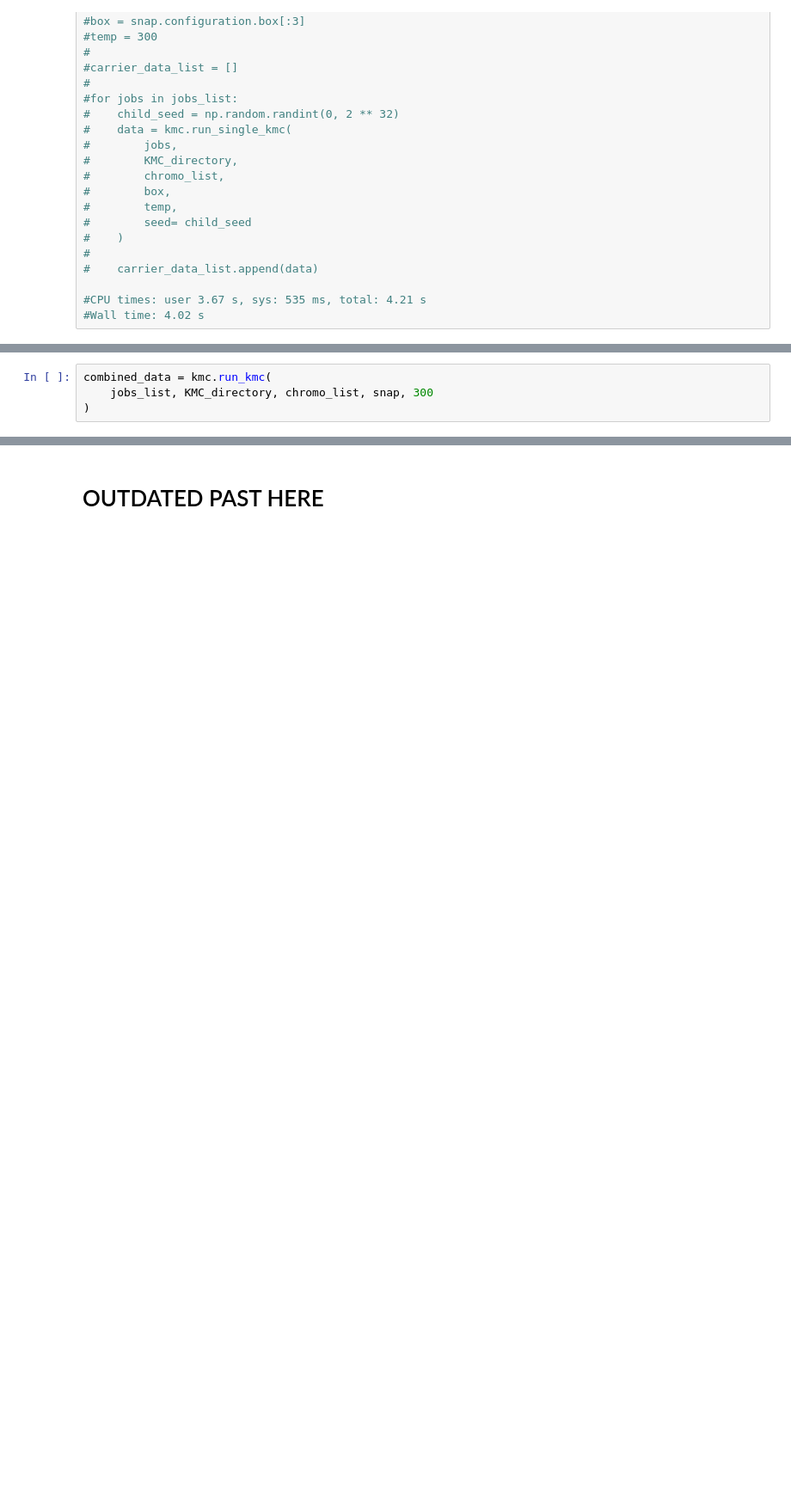
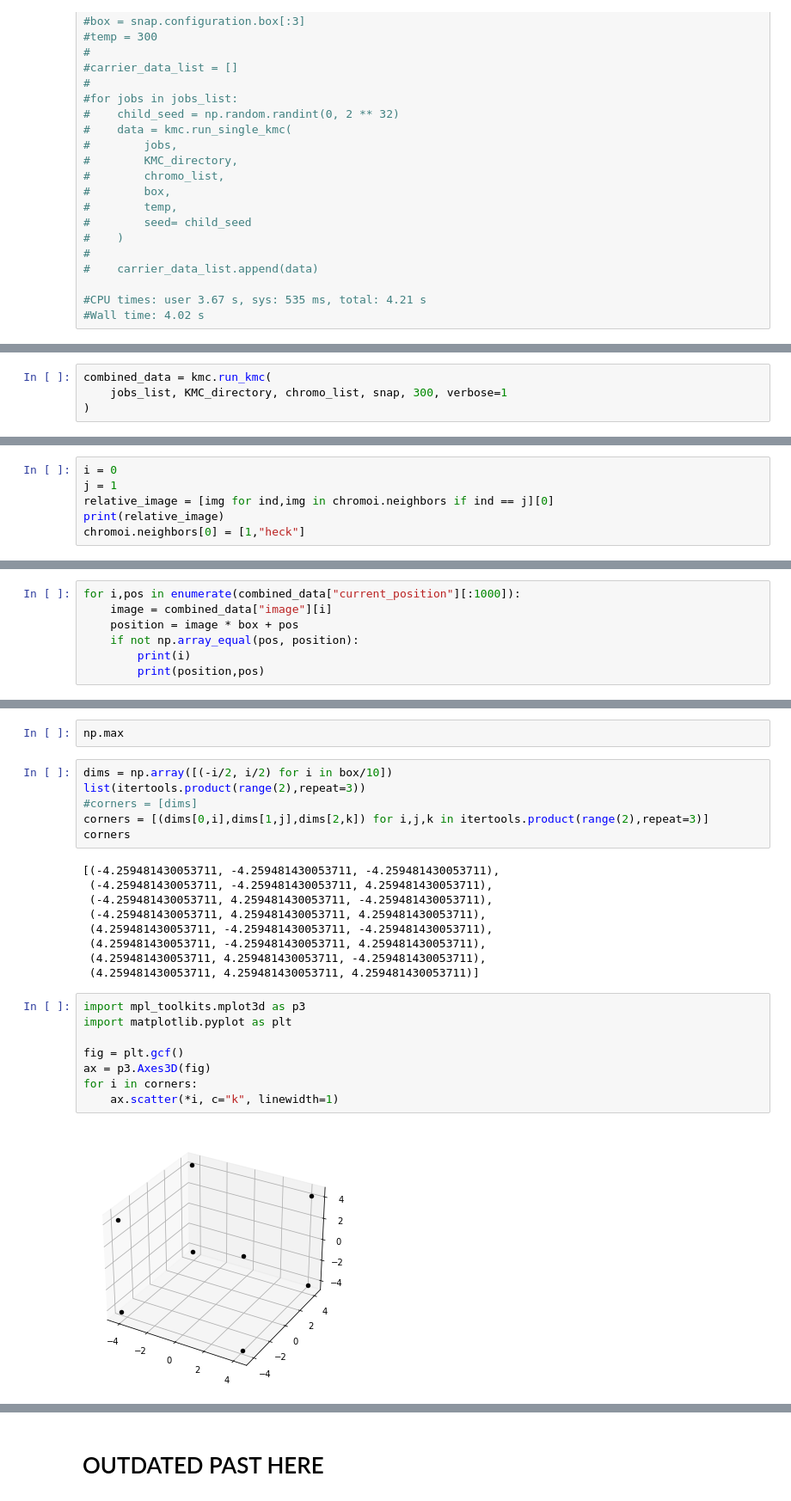
Before and after one commit to rynoliphant/morphct_spring_2024_research, a Jupyter notebook: morphct.ipynb, the cells around one changed output, grey strips where cells are left out. Shown at 86% size. Saved outputs shown, nothing was run; the diff lists cells and outputs as text; blank space fills up the shorter version.

```diff
--- a/morphct.ipynb
+++ b/morphct.ipynb
@@ -364,4 +355,4 @@ Multiprocessing gives a reasonable speedup! (see below)
 # %%
 combined_data = kmc.run_kmc(
-    jobs_list, KMC_directory, chromo_list, snap, 300
+    jobs_list, KMC_directory, chromo_list, snap, 300, verbose=1
 )
@@ -367,0 +368,6 @@ combined_data = kmc.run_kmc(
+# %%
+i = 0
+j = 1
+relative_image = [img for ind,img in chromoi.neighbors if ind == j][0]
+print(relative_image)
+chromoi.neighbors[0] = [1,"heck"]
@@ -367,0 +376,7 @@ combined_data = kmc.run_kmc(
+# %%
+for i,pos in enumerate(combined_data["current_position"][:1000]):
+    image = combined_data["image"][i]
+    position = image * box + pos
+    if not np.array_equal(pos, position):
+        print(i)
+        print(position,pos)
@@ -367,0 +386,27 @@ combined_data = kmc.run_kmc(
+# %%
+np.max
+# %%
+dims = np.array([(-i/2, i/2) for i in box/10])
+list(itertools.product(range(2),repeat=3))
+#corners = [dims]
+corners = [(dims[0,i],dims[1,j],dims[2,k]) for i,j,k in itertools.product(range(2),repeat=3)]
+corners
+# %% [output]
+[(-4.259481430053711, -4.259481430053711, -4.259481430053711),
+ (-4.259481430053711, -4.259481430053711, 4.259481430053711),
+ (-4.259481430053711, 4.259481430053711, -4.259481430053711),
+ (-4.259481430053711, 4.259481430053711, 4.259481430053711),
+ (4.259481430053711, -4.259481430053711, -4.259481430053711),
+ (4.259481430053711, -4.259481430053711, 4.259481430053711),
+ (4.259481430053711, 4.259481430053711, -4.259481430053711),
+ (4.259481430053711, 4.259481430053711, 4.259481430053711)]
+# %%
+import mpl_toolkits.mplot3d as p3
+import matplotlib.pyplot as plt
+
+fig = plt.gcf()
+ax = p3.Axes3D(fig)
+for i in corners:
+    ax.scatter(*i, c="k", linewidth=1)
+# %% [output]
+[figure, added]
```
Also changed, not shown: parts of 25 cells of this notebook, 1 other file.
